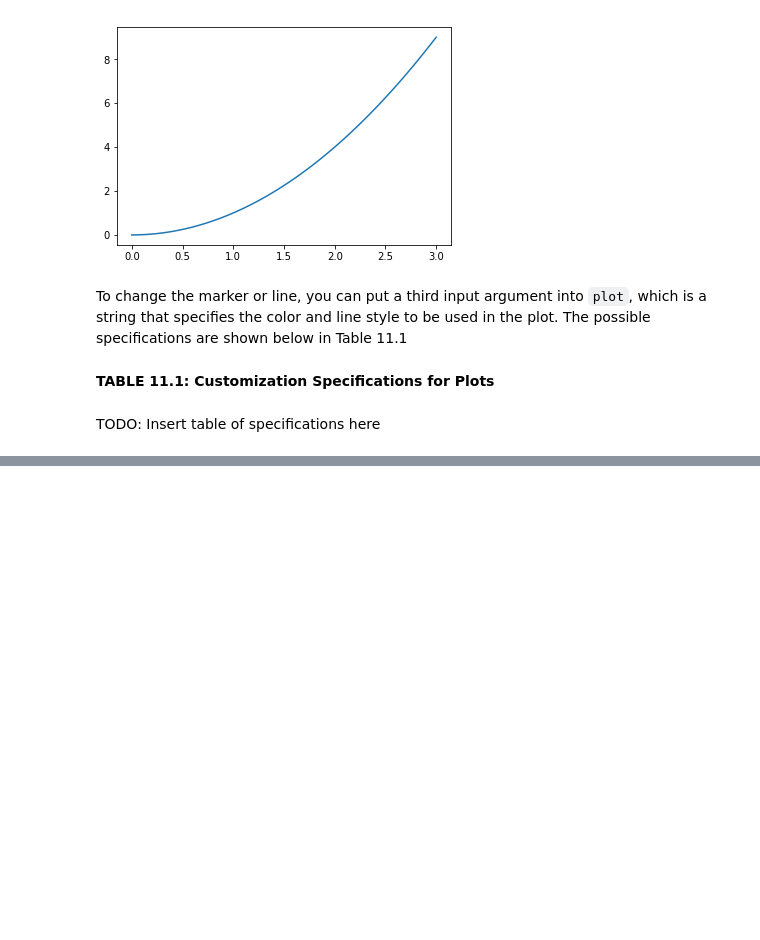
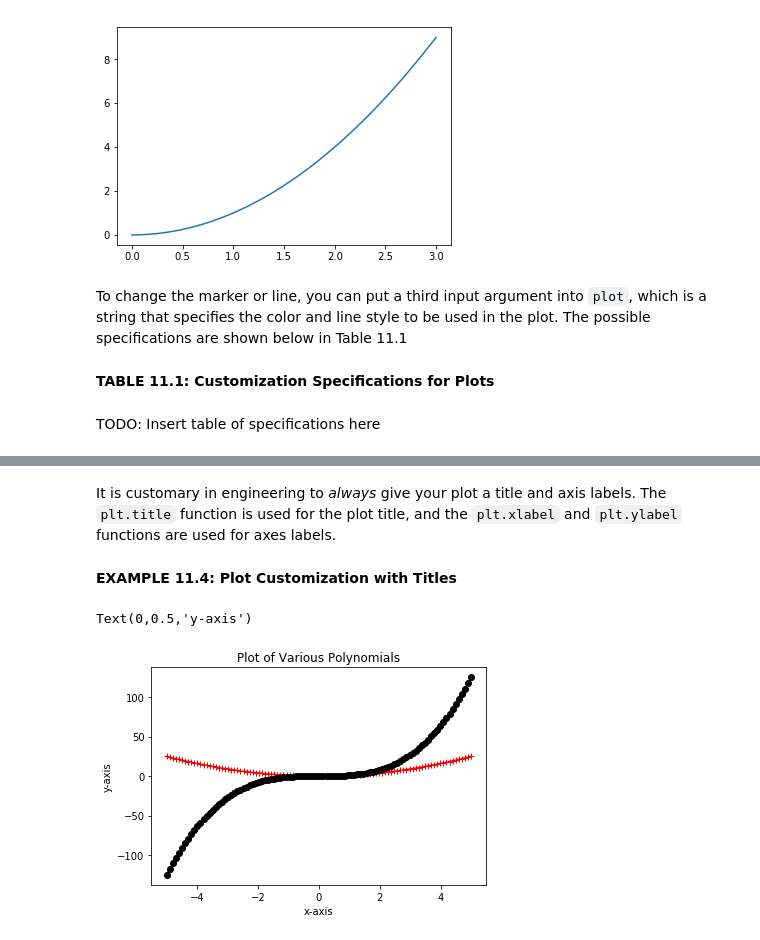
Before and after one commit to qingkaikong/E7-Textbook, a Jupyter notebook: codes/chapter11.01-2D-plotting.ipynb, the cells around one changed output, grey strips where cells are left out. Saved outputs shown, nothing was run; the diff lists cells and outputs as text; code cells hidden in the pictures; blank space fills up the shorter version.

```diff
--- a/codes/chapter11.01-2D-plotting.ipynb
+++ b/codes/chapter11.01-2D-plotting.ipynb
@@ -43,0 +56,19 @@ TODO: Insert table of specifications here
+# %% [markdown]
+It is customary in engineering to _always_ give your plot a title and axis labels. The `plt.title` function is used for the plot title, and the `plt.xlabel` and `plt.ylabel` functions are used for axes labels.
+# %% [markdown]
+__EXAMPLE 11.4: Plot Customization with Titles__
+# %%
+import numpy as np
+import matplotlib.pyplot as plt
+
+xdata = np.linspace(-5, 5, 100)
+squared = np.power(xdata, 2) # Plot f(x) = x^2
+cubed = np.power(xdata, 3) # Plot f(x) = x^3
+plt.plot(xdata, squared, 'r+-') # + marks as points, red solid line
+plt.plot(xdata, cubed, 'ko-') # circles as points, black solid line
+plt.title('Plot of Various Polynomials')
+plt.xlabel('x-axis')
+plt.ylabel('y-axis')
+# %% [output]
+Text(0,0.5,'y-axis')
+[figure, added]
```
Also changed, not shown: parts of 2 cells of this notebook.
